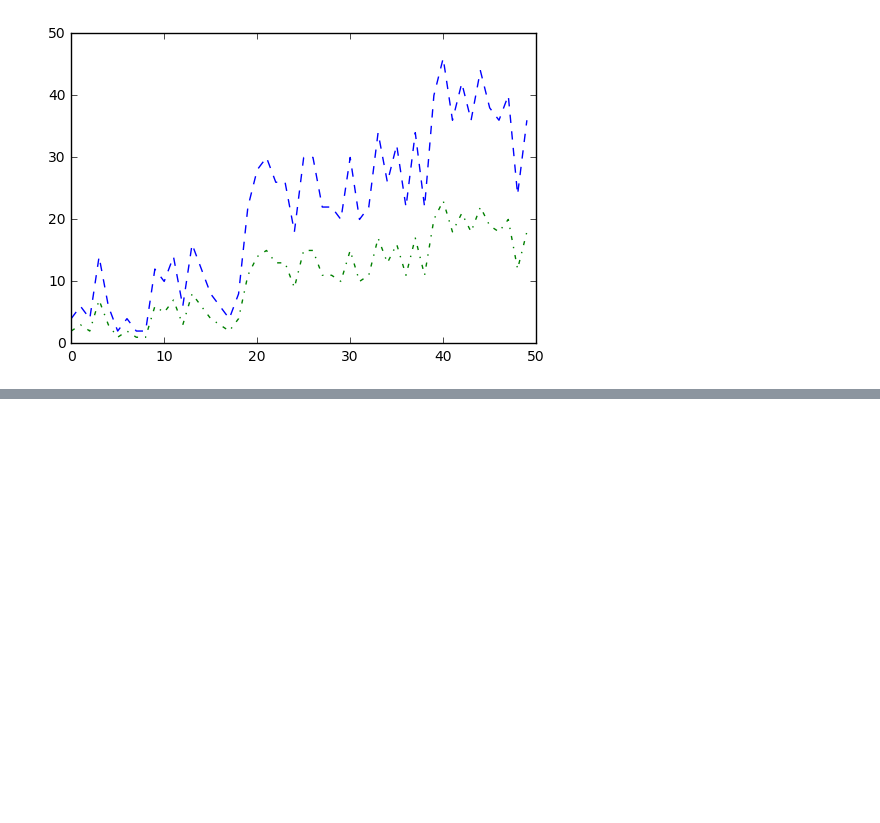
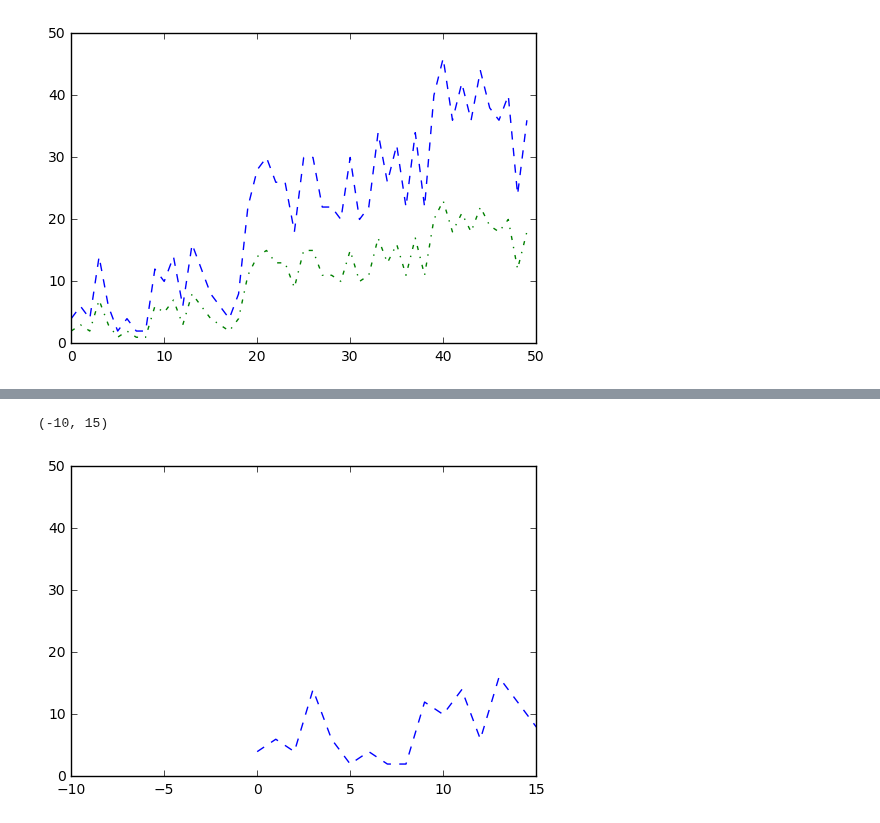
Before and after one commit to calculquebec/cq-formation-analyse-visualisation-python, a Jupyter notebook: Analyse et visualisation de donnees avec Python - Big Data 2016.ipynb, the cells around one changed output, grey strips where cells are left out. Saved outputs shown, nothing was run; the diff lists cells and outputs as text; code cells hidden in the pictures; blank space fills up the shorter version.

```diff
--- a/Analyse et visualisation de donnees avec Python - Big Data 2016.ipynb
+++ b/Analyse et visualisation de donnees avec Python - Big Data 2016.ipynb
@@ -764,0 +768,6 @@ pl
+# %%
+plt.plot(plot_data2, linestyle='--')
+plt.xlim(-10,15)
+# %% [output]
+(-10, 15)
+[figure, added]
```
Also changed, not shown: parts of 4 cells of this notebook.
